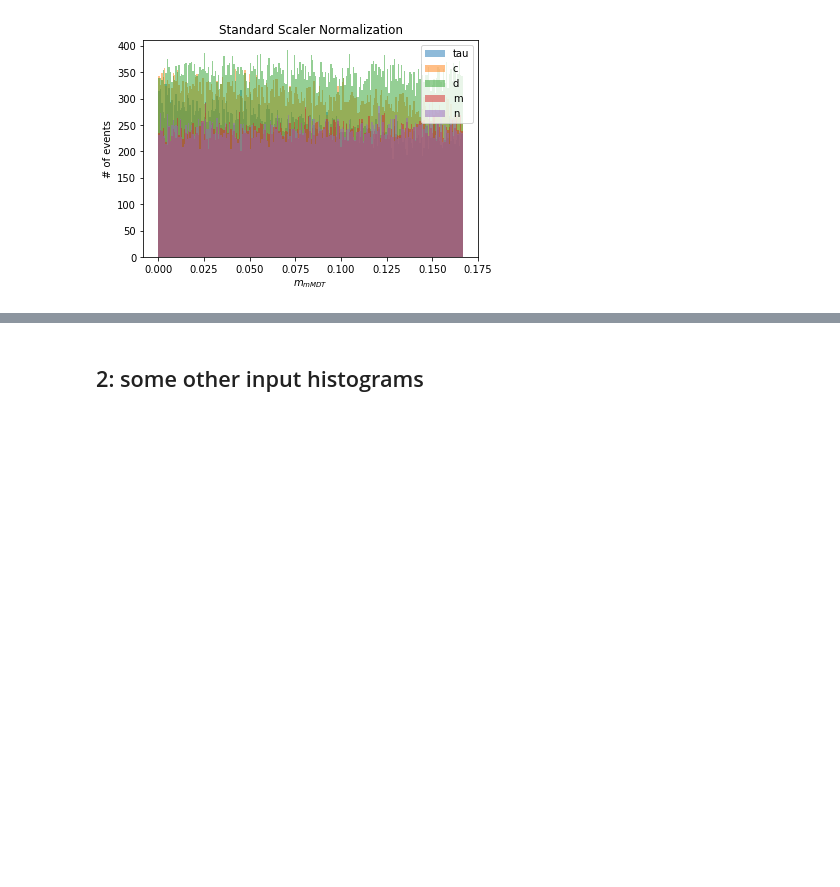
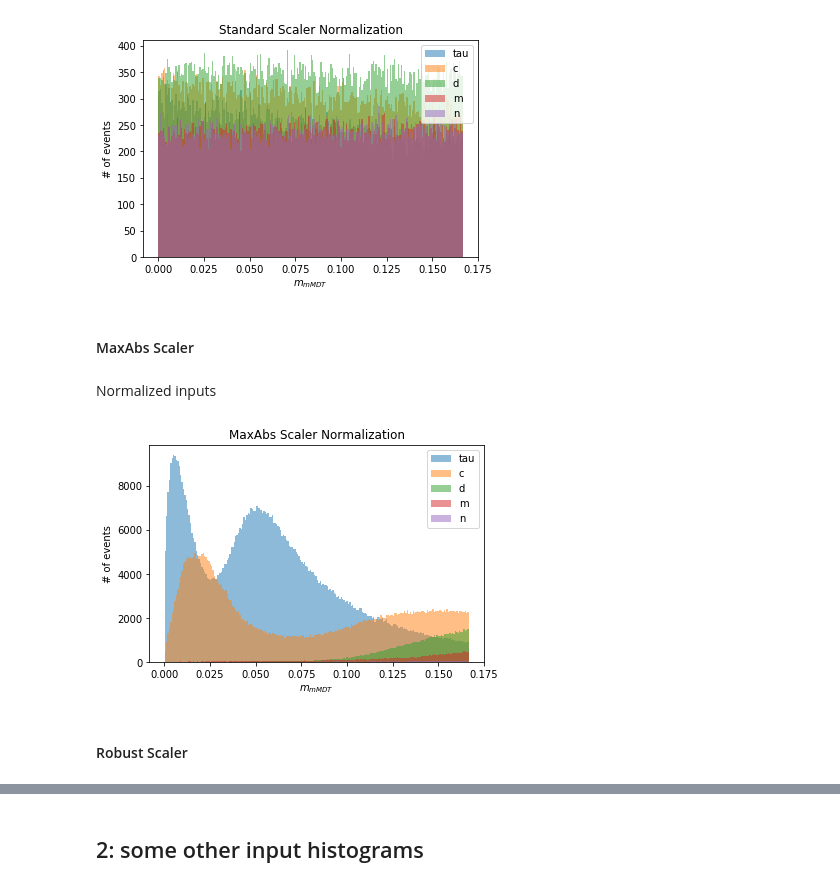
Before and after one commit to ssagear/keras-training, a Jupyter notebook: exploratory/input_histograms.ipynb, the cells around one changed output, grey strips where cells are left out. Cells and saved outputs as stored; diff of their text form; code cells hidden in the pictures; blank space fills up the shorter version.

```diff
--- a/exploratory/input_histograms.ipynb
+++ b/exploratory/input_histograms.ipynb
@@ -121,3 +293,52 @@ plt.legend(loc='upper right')
 plt.savefig('/Users/sheilasagear/github/keras-training-ssagear/keras-training/exploratory/standard_mmdt.png')
 # %% [output]
 [figure]
+# %% [markdown]
+#### MaxAbs Scaler
+# %%
+tau = treeArray['j_tau2_b1_mmdt']
+c = treeArray['j_c2_b1_mmdt']
+d = treeArray['j_d2_b1_mmdt']
+m = treeArray['j_m2_b1_mmdt']
+n = treeArray['j_n2_b1_mmdt']
+# %%
+#reshape into 2d arrays
+tau = tau.reshape(-1,1)
+c = c.reshape(-1,1)
+d = d.reshape(-1,1)
+m = m.reshape(-1,1)
+n = n.reshape(-1,1)
+# %%
+scaler = preprocessing.MaxAbsScaler().fit(tau)
+tau = scaler.transform(tau)
+
+scaler = preprocessing.MaxAbsScaler().fit(c)
+c = scaler.transform(c)
+
+scaler = preprocessing.MaxAbsScaler().fit(d)
+d = scaler.transform(d)
+
+scaler = preprocessing.MaxAbsScaler().fit(m)
+m = scaler.transform(m)
+
+scaler = preprocessing.MaxAbsScaler().fit(n)
+n = scaler.transform(n)
+# %% [markdown]
+Normalized inputs
+# %%
+plt.hist(tau, bins, alpha=0.5, label='tau')
+plt.hist(c, bins, alpha=0.5, label='c')
+plt.hist(d, bins, alpha=0.5, label='d')
+plt.hist(m, bins, alpha=0.5, label='m')
+plt.hist(n, bins, alpha=0.5, label='n')
+plt.title('MaxAbs Scaler Normalization')
+plt.xlabel('$m_{mMDT}$')
+plt.ylabel('# of events')
+plt.legend(loc='upper right')
+#plt.show()
+
+plt.savefig('/Users/sheilasagear/github/keras-training-ssagear/keras-training/exploratory/maxabs_mmdt.png')
+# %% [output]
+[figure, added]
+# %% [markdown]
+#### Robust Scaler
```
Also changed, not shown: parts of 27 cells of this notebook, 1 other file.
